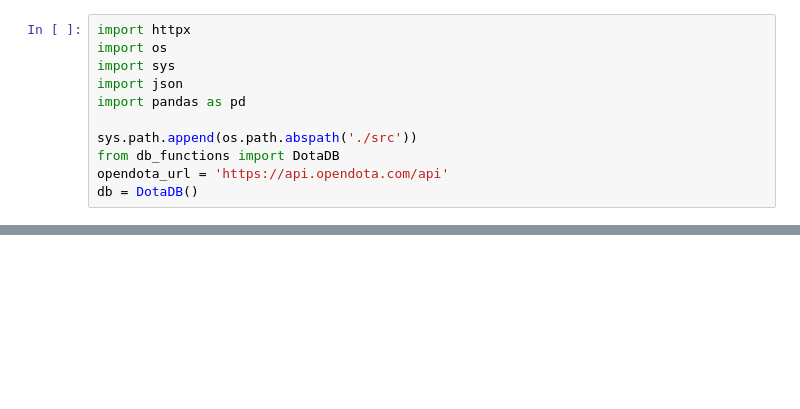
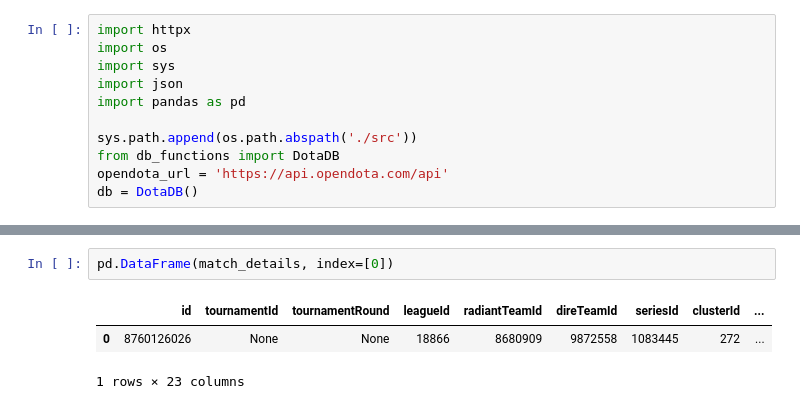
Before and after one commit to b-bige/dota-analytics, a Jupyter notebook: src/opendota_live.ipynb, the cells around one changed output, grey strips where cells are left out. Saved outputs shown, nothing was run; the diff lists cells and outputs as text; blank space fills up the shorter version.

Commit message:
ADD: Parsing request and data format conversion from opendota to stratz FEAT: Live match monitor now parses finished matches' data and stores it into db

```diff
--- a/src/opendota_live.ipynb
+++ b/src/opendota_live.ipynb
@@ -28,0 +104,6 @@ pd.DataFrame(pro_matches).iloc[:, :15]
+# %%
+pd.DataFrame(match_details, index=[0])
+# %% [output]
+|  | id | tournamentId | tournamentRound | leagueId | radiantTeamId | direTeamId | seriesId | clusterId | ... |
+| 0 | 8760126026 | None | None | 18866 | 8680909 | 9872558 | 1083445 | 272 | ... |
+1 rows × 23 columns
```
Also changed, not shown: parts of 21 cells of this notebook, 6 other files.
